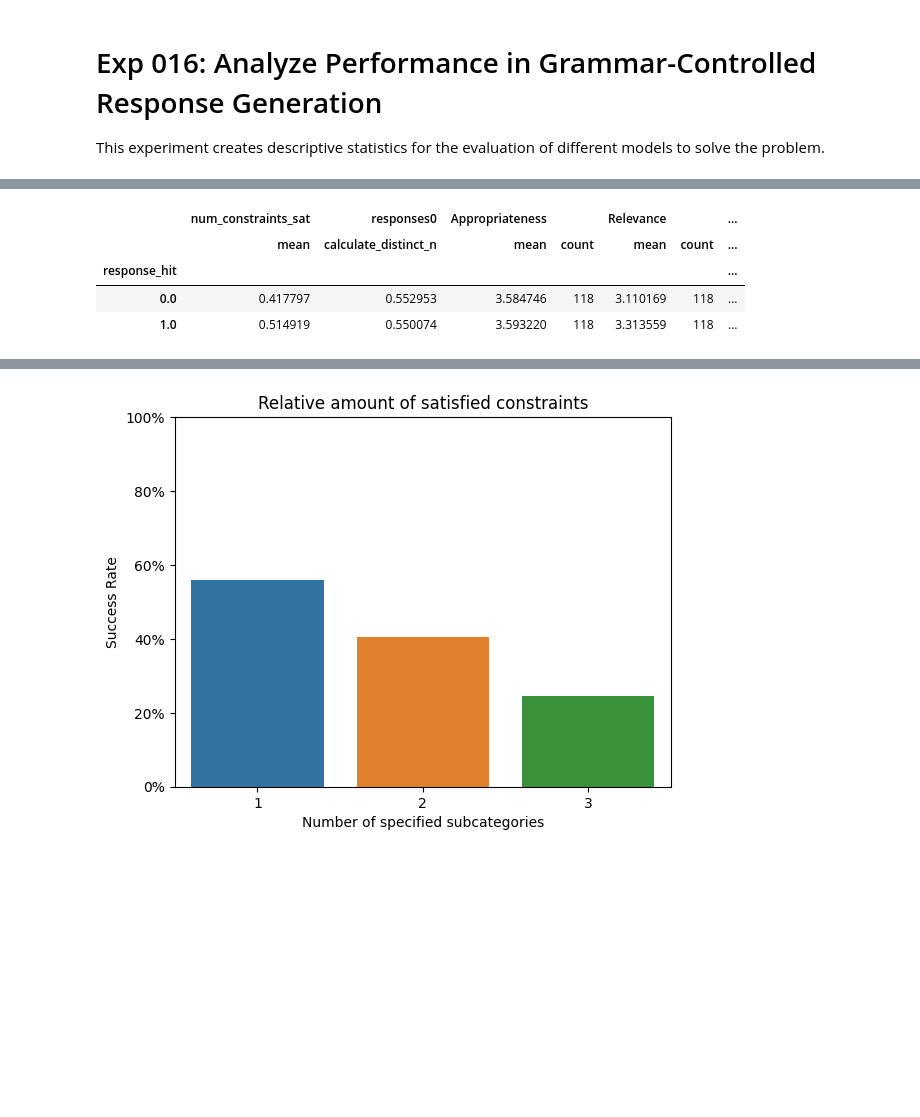
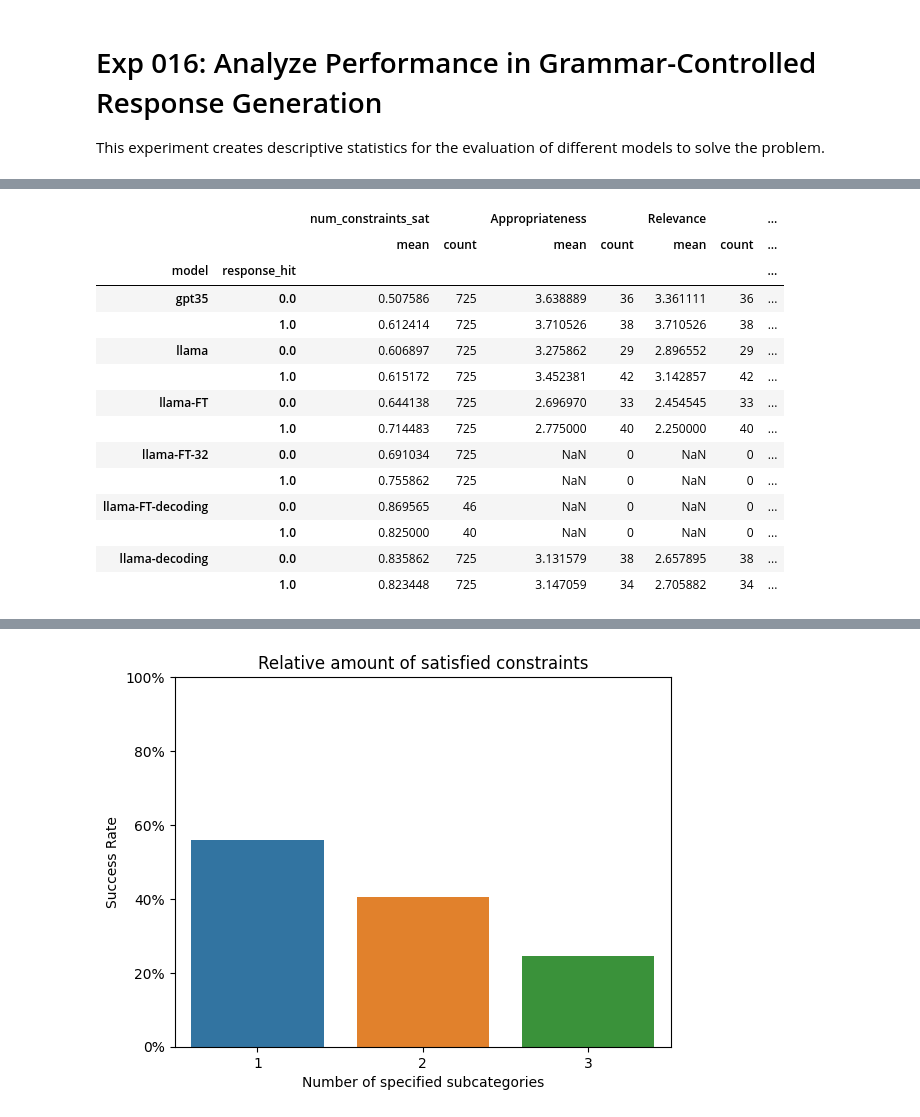
Before and after one commit to shivster2000/grammarctg, a Jupyter notebook: experiments/016_visualize_evaluation.ipynb, the cells around one changed output, grey strips where cells are left out. Saved outputs shown, nothing was run; the diff lists cells and outputs as text; code cells hidden in the pictures; blank space fills up the shorter version.

```diff
--- a/experiments/016_visualize_evaluation.ipynb
+++ b/experiments/016_visualize_evaluation.ipynb
@@ -16,25 +17,41 @@ import evaluation
 [nltk_data]   Package punkt is already up-to-date!
+# %%
+def get_aggs(results, by=['model', 'num_constraints'], distinct=False):
+    distinct = {'responses0': calculate_distinct_n} if distinct else {}
+    aggs = results.groupby(by).agg({'num_constraints_sat': ['mean', 'count'],
+                                    **distinct,
+                                    **{col: ['mean', 'count'] for col in results.columns[9:13]}})
+    return aggs
 # %%
-input_file = "task1_test_gpt35_eval.json"
-results = pd.read_json(f"../data/{input_file}")
-results['num_constraints'] = results['constraints'].apply(len)
-results['num_constraints_sat'] = results['positive_constraints'].apply(lambda x: np.count_nonzero(x)) / results['num_constraints']
+models = ["gpt35", "llama", "llama-decoding", "llama-FT", "llama-FT-decoding", "llama-FT-32"]
+res = pd.DataFrame()
+
+for model in models:
+    results = pd.read_json(f"../data/task1_test_{model}_eval.json")
+    results['model']=model
+    results = results[results['responses'].apply(len)>0]
+    results['num_constraints'] = results['constraints'].apply(len)
+    results['num_constraints_sat'] = results['positive_constraints'].apply(lambda x: np.count_nonzero(x)) / results['num_constraints']
+    res = pd.concat([res,  results])
+
+single_constraints = res[res['num_constraints']==1].copy()
+single_constraints['constraint'] = single_constraints['constraints'].apply(lambda x: x[0])
+single_constraints['responses0'] = single_constraints['responses'].apply(lambda x: x[0])
-# %%
-single_constraints = results[results['num_constraints']==1].copy()
-single_constraints['constraint'] = single_constraints['constraints'].apply(lambda x: x[0])
-single_constraints['responses0'] = single_constraints['responses'].apply(lambda x: x[0])
-# %%
-def get_aggs(results, by='num_constraints', distinct=False):
-    distinct = {'responses0': evaluation.calculate_distinct_n} if distinct else {}
-    aggs = results.groupby(by).agg({'num_constraints_sat': ['mean'],
-                                    **distinct,
-                                    **{col: ['mean', 'count'] for col in results.columns[9:13]}})
-    return aggs
 # %%
-get_aggs(single_constraints, ["response_hit"], distinct=True)
+get_aggs(single_constraints, ["model", "response_hit"])
 # %% [output]
-|  | num_constraints_sat | responses0 | Appropriateness |  | Relevance |  | ... |
-|  | mean | calculate_distinct_n | mean | count | mean | count | ... |
-| response_hit |  |  |  |  |  |  | ... |
-| 0.0 | 0.417797 | 0.552953 | 3.584746 | 118 | 3.110169 | 118 | ... |
-| 1.0 | 0.514919 | 0.550074 | 3.593220 | 118 | 3.313559 | 118 | ... |
+|  |  | num_constraints_sat |  | Appropriateness |  | Relevance |  | ... |
+|  |  | mean | count | mean | count | mean | count | ... |
+| model | response_hit |  |  |  |  |  |  | ... |
+| gpt35 | 0.0 | 0.507586 | 725 | 3.638889 | 36 | 3.361111 | 36 | ... |
+|  | 1.0 | 0.612414 | 725 | 3.710526 | 38 | 3.710526 | 38 | ... |
+| llama | 0.0 | 0.606897 | 725 | 3.275862 | 29 | 2.896552 | 29 | ... |
+|  | 1.0 | 0.615172 | 725 | 3.452381 | 42 | 3.142857 | 42 | ... |
+| llama-FT | 0.0 | 0.644138 | 725 | 2.696970 | 33 | 2.454545 | 33 | ... |
+|  | 1.0 | 0.714483 | 725 | 2.775000 | 40 | 2.250000 | 40 | ... |
+| llama-FT-32 | 0.0 | 0.691034 | 725 | NaN | 0 | NaN | 0 | ... |
+|  | 1.0 | 0.755862 | 725 | NaN | 0 | NaN | 0 | ... |
+| llama-FT-decoding | 0.0 | 0.869565 | 46 | NaN | 0 | NaN | 0 | ... |
+|  | 1.0 | 0.825000 | 40 | NaN | 0 | NaN | 0 | ... |
+| llama-decoding | 0.0 | 0.835862 | 725 | 3.131579 | 38 | 2.657895 | 38 | ... |
+|  | 1.0 | 0.823448 | 725 | 3.147059 | 34 | 2.705882 | 34 | ... |
```
Also changed, not shown: parts of 11 cells of this notebook, 36 other files.
